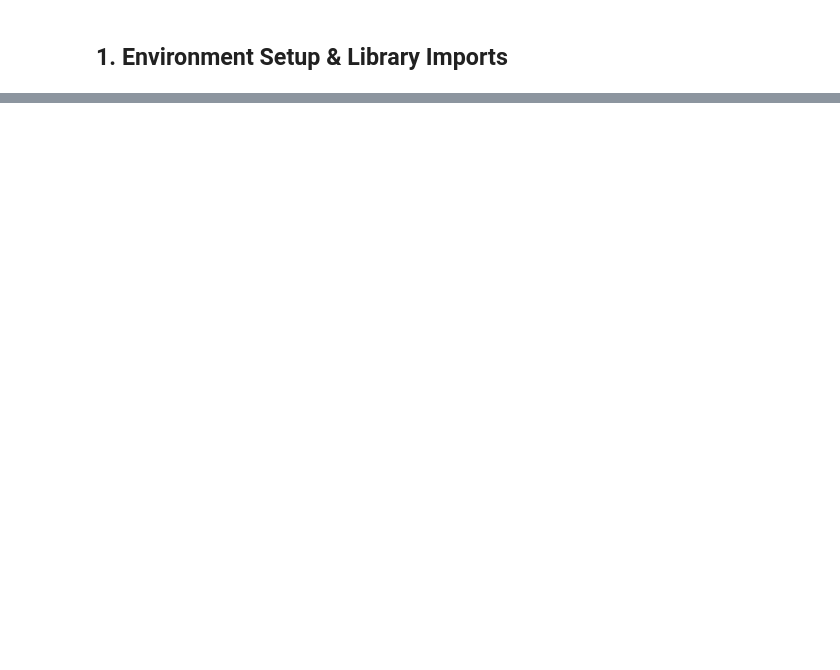
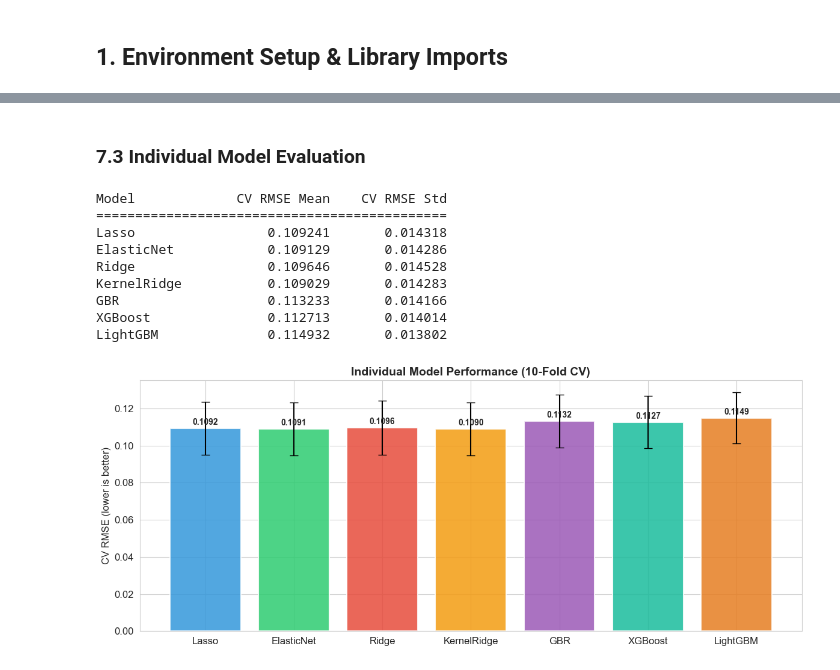
Before and after one commit to garnikdavtian/House_Pricing_Competitional, a Jupyter notebook: solution.ipynb, the cells around one changed output, grey strips where cells are left out. Cells and saved outputs as stored; diff of their text form; code cells hidden in the pictures; blank space fills up the shorter version.

```diff
--- a/solution.ipynb
+++ b/solution.ipynb
@@ -603,5 +25,0 @@ Before stacking, we verify each model's individual performance to ensure diversi
-# %%
-trainer = HousingEnsembleTrainer()
-X = train_processed.values
-y = y_train
-base_results = trainer.evaluate_base_models(X, y)
@@ -712,0 +531,13 @@ Submission file saved: 1459 predictions
+# %%
+kf = KFold(n_splits=N_FOLDS, shuffle=True, random_state=RANDOM_STATE)
+
+def cv_rmse(model, X, y):
+    """Compute cross-validated RMSE."""
+    rmse = np.sqrt(-cross_val_score(
+        model, X, y,
+        scoring='neg_mean_squared_error',
+        cv=kf
+    ))
+    return rmse
+
+print(f'{N_FOLDS}-fold CV framework ready.')
@@ -712,0 +641,53 @@ Submission file saved: 1459 predictions
+# %% [markdown]
+### 7.3 Individual Model Evaluation
+# %%
+X_train = train_processed.values
+X_test = test_processed.values
+
+models = {
+    'Lasso': lasso,
+    'ElasticNet': enet,
+    'Ridge': ridge,
+    'KernelRidge': krr,
+    'GBR': gbr,
+    'XGBoost': xgb_model,
+    'LightGBM': lgb_model,
+}
+
+results = {}
+print(f'{"Model":<15} {"CV RMSE Mean":>14} {"CV RMSE Std":>14}')
+print('=' * 45)
+
+for name, model in models.items():
+    score = cv_rmse(model, X_train, y_train)
+    results[name] = score
+    print(f'{name:<15} {score.mean():>14.6f} {score.std():>14.6f}')
+
+# Visualization
+fig, ax = plt.subplots(figsize=(12, 5))
+means = [results[m].mean() for m in models]
+stds = [results[m].std() for m in models]
+colors = ['#3498db', '#2ecc71', '#e74c3c', '#f39c12', '#9b59b6', '#1abc9c', '#e67e22']
+
+bars = ax.bar(list(models.keys()), means, yerr=stds, capsize=5,
+              color=colors, alpha=0.85, edgecolor='white', linewidth=1.5)
+ax.set_ylabel('CV RMSE (lower is better)', fontsize=12)
+ax.set_title('Individual Model Performance (10-Fold CV)', fontsize=14, fontweight='bold')
+
+for bar, mean in zip(bars, means):
+    ax.text(bar.get_x() + bar.get_width()/2, bar.get_height() + 0.001,
+            f'{mean:.4f}', ha='center', va='bottom', fontsize=10, fontweight='bold')
+
+plt.tight_layout()
+plt.show()
+# %% [output]
+Model             CV RMSE Mean    CV RMSE Std
+=============================================
+Lasso                 0.109241       0.014318
+ElasticNet            0.109129       0.014286
+Ridge                 0.109646       0.014528
+KernelRidge           0.109029       0.014283
+GBR                   0.113233       0.014166
+XGBoost               0.112713       0.014014
+LightGBM              0.114932       0.013802
+[figure, added]
```
Also changed, not shown: parts of 78 cells of this notebook, 5 other files.
